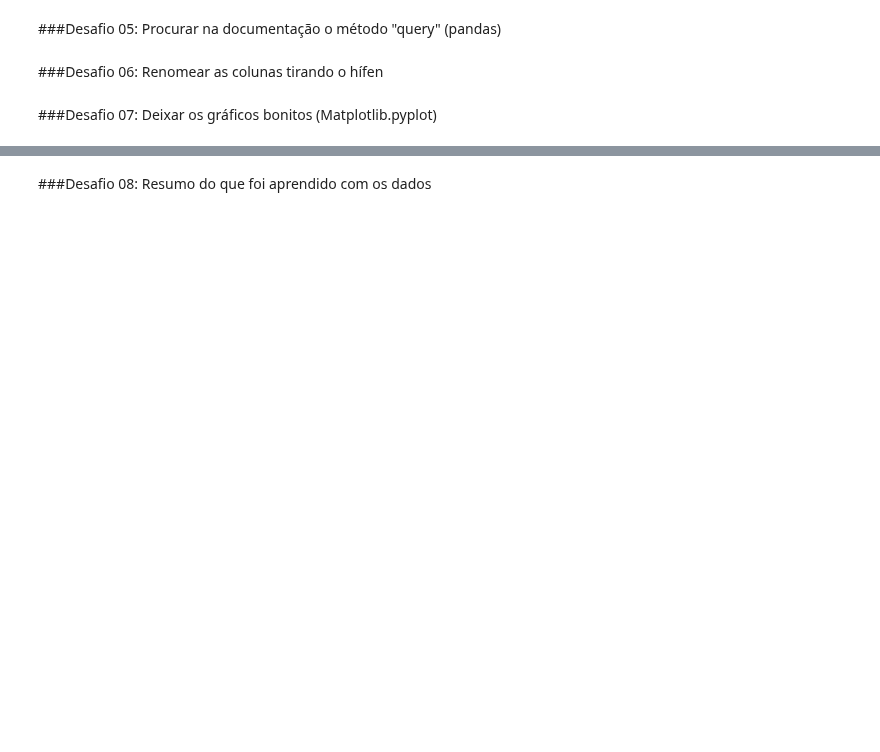
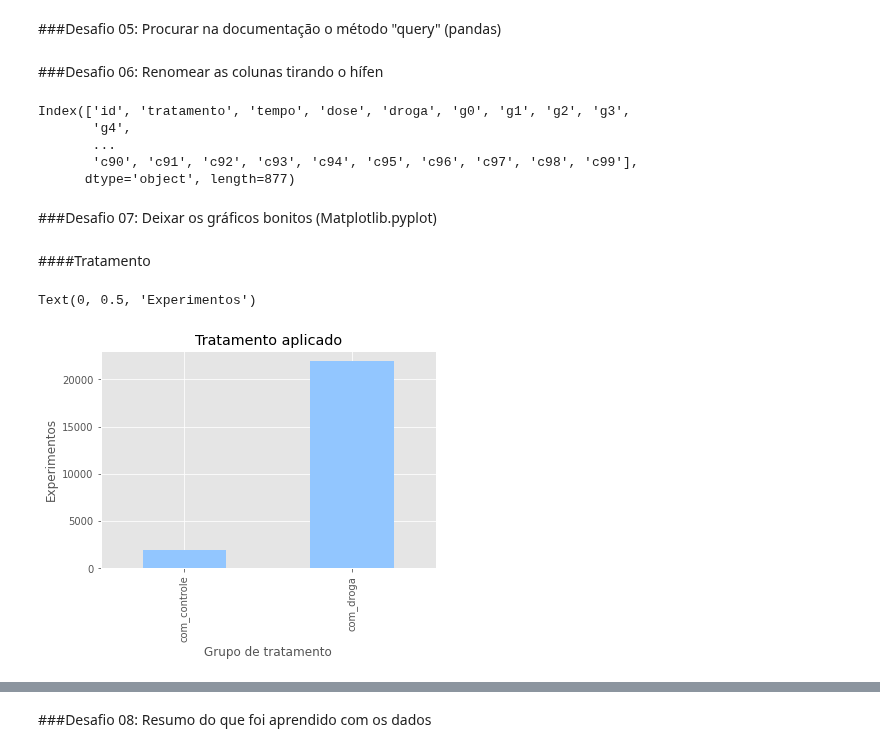
Before and after one commit to eduardo-correa/imersao_dados_alura, a Jupyter notebook: Aula_1.ipynb, the cells around one changed output, grey strips where cells are left out. Cells and saved outputs as stored; diff of their text form; code cells hidden in the pictures; blank space fills up the shorter version.

```diff
--- a/Aula_1.ipynb
+++ b/Aula_1.ipynb
@@ -166,5 +201,25 @@ Name: tratamento, dtype: float64
 ###Desafio 05: Procurar na documentação o método "query" (pandas)
 # %% [markdown]
 ###Desafio 06: Renomear as colunas tirando o hífen
+# %%
+dados.columns = dados.columns.str.replace('-', '')
+dados.columns
+# %% [output]
+Index(['id', 'tratamento', 'tempo', 'dose', 'droga', 'g0', 'g1', 'g2', 'g3',
+       'g4',
+       ...
+       'c90', 'c91', 'c92', 'c93', 'c94', 'c95', 'c96', 'c97', 'c98', 'c99'],
+      dtype='object', length=877)
 # %% [markdown]
 ###Desafio 07: Deixar os gráficos bonitos (Matplotlib.pyplot)
+# %% [markdown]
+####Tratamento
+# %%
+plt.style.use('seaborn-pastel')
+dados['tratamento'].value_counts().sort_values().plot.bar()
+plt.title('Tratamento aplicado')
+plt.xlabel('Grupo de tratamento')
+plt.ylabel('Experimentos')
+# %% [output]
+Text(0, 0.5, 'Experimentos')
+[figure, added]
```
Also changed, not shown: parts of 13 cells of this notebook.
